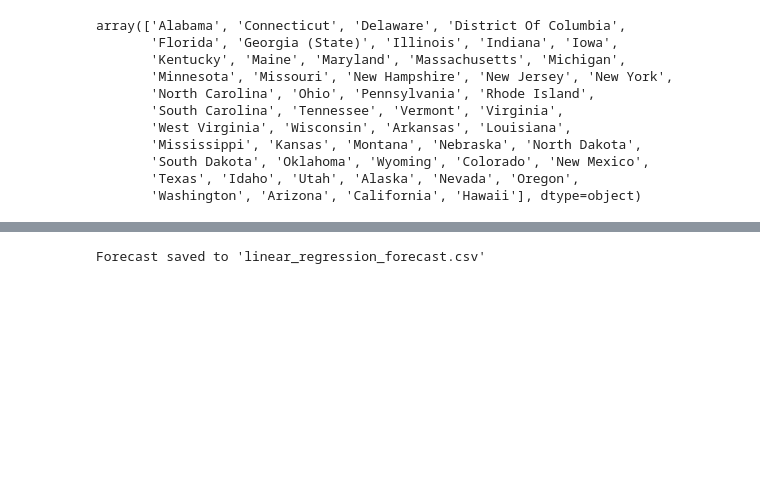
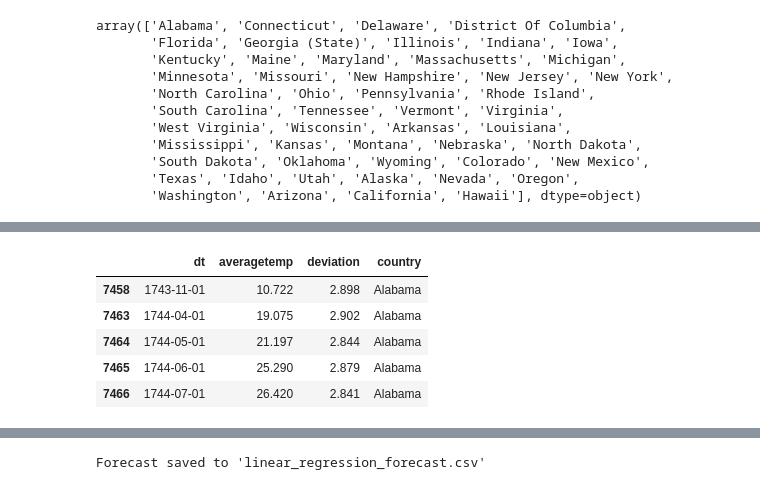
Before and after one commit to palism1/climate-view, a Jupyter notebook: SWE.ipynb, the cells around one changed output, grey strips where cells are left out. Saved outputs shown, nothing was run; the diff lists cells and outputs as text; code cells hidden in the pictures; blank space fills up the shorter version.

```diff
--- a/SWE.ipynb
+++ b/SWE.ipynb
@@ -223,0 +115,9 @@ def model_lr(state):
+# %%
+df_united_states.head()
+# %% [output]
+|  | dt | averagetemp | deviation | country |
+| 7458 | 1743-11-01 | 10.722 | 2.898 | Alabama |
+| 7463 | 1744-04-01 | 19.075 | 2.902 | Alabama |
+| 7464 | 1744-05-01 | 21.197 | 2.844 | Alabama |
+| 7465 | 1744-06-01 | 25.290 | 2.879 | Alabama |
+| 7466 | 1744-07-01 | 26.420 | 2.841 | Alabama |
```
Also changed, not shown: parts of 17 cells of this notebook.
